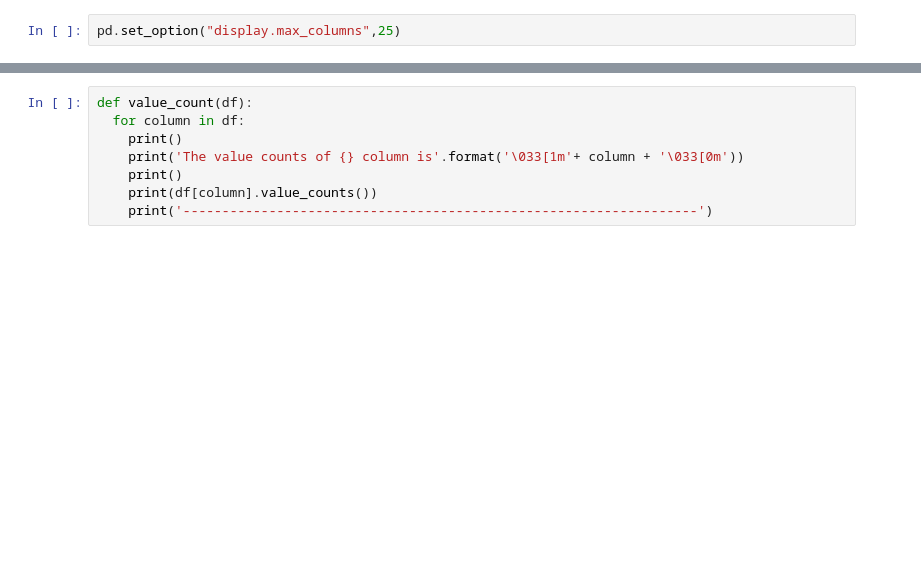
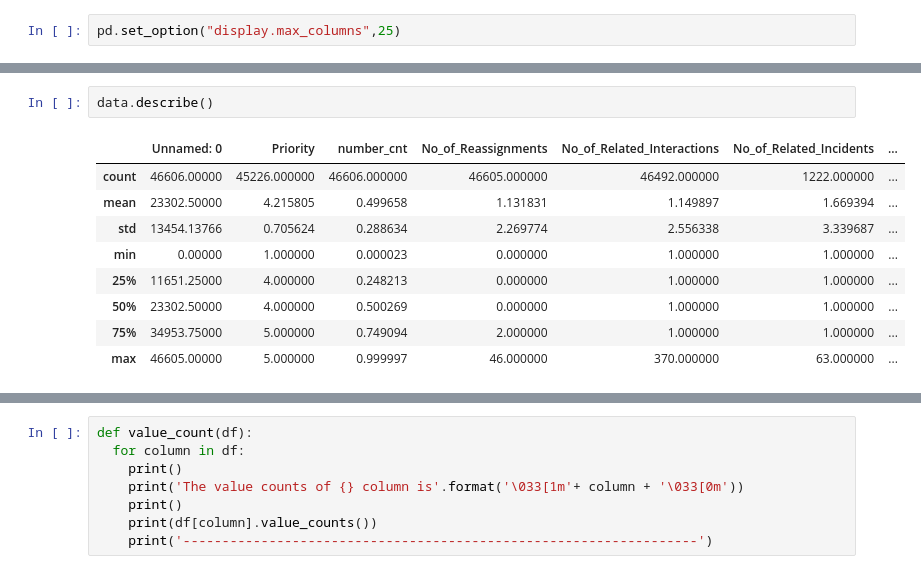
Before and after one commit to SHASHANKV9611/ABC-Tech-ITSM---ML, a Jupyter notebook: ABC_Tech.ipynb, the cells around one changed output, grey strips where cells are left out. Drawn from its saved outputs; the diff is of its cells as text; blank space fills up the shorter version.

```diff
--- a/ABC_Tech.ipynb
+++ b/ABC_Tech.ipynb
@@ -81,0 +182,12 @@ output.head(10)
+# %%
+data.describe()
+# %% [output]
+|  | Unnamed: 0 | Priority | number_cnt | No_of_Reassignments | No_of_Related_Interactions | No_of_Related_Incidents | ... |
+| count | 46606.00000 | 45226.000000 | 46606.000000 | 46605.000000 | 46492.000000 | 1222.000000 | ... |
+| mean | 23302.50000 | 4.215805 | 0.499658 | 1.131831 | 1.149897 | 1.669394 | ... |
+| std | 13454.13766 | 0.705624 | 0.288634 | 2.269774 | 2.556338 | 3.339687 | ... |
+| min | 0.00000 | 1.000000 | 0.000023 | 0.000000 | 1.000000 | 1.000000 | ... |
+| 25% | 11651.25000 | 4.000000 | 0.248213 | 0.000000 | 1.000000 | 1.000000 | ... |
+| 50% | 23302.50000 | 4.000000 | 0.500269 | 0.000000 | 1.000000 | 1.000000 | ... |
+| 75% | 34953.75000 | 5.000000 | 0.749094 | 2.000000 | 1.000000 | 1.000000 | ... |
+| max | 46605.00000 | 5.000000 | 0.999997 | 46.000000 | 370.000000 | 63.000000 | ... |
```
Also changed, not shown: parts of 29 cells of this notebook.
